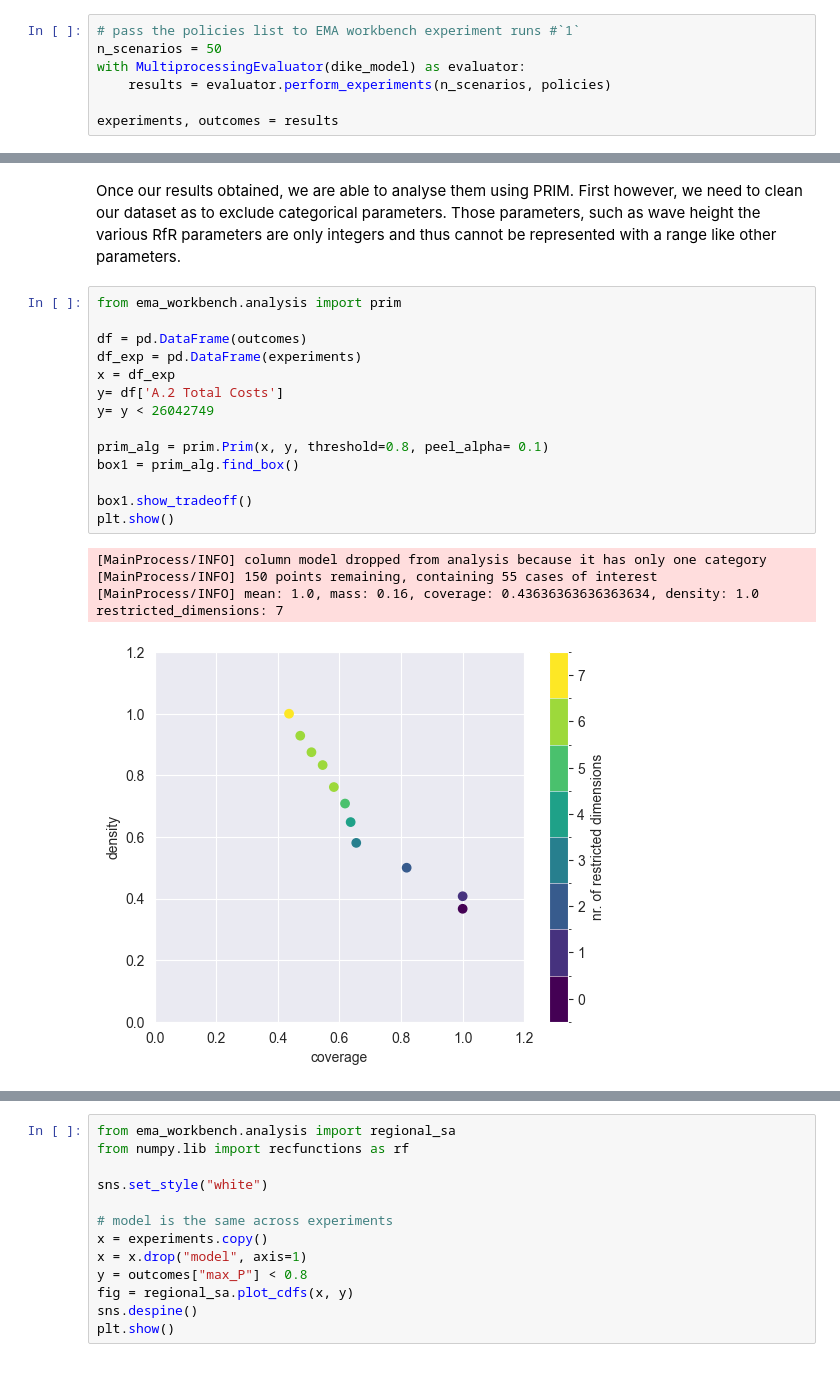
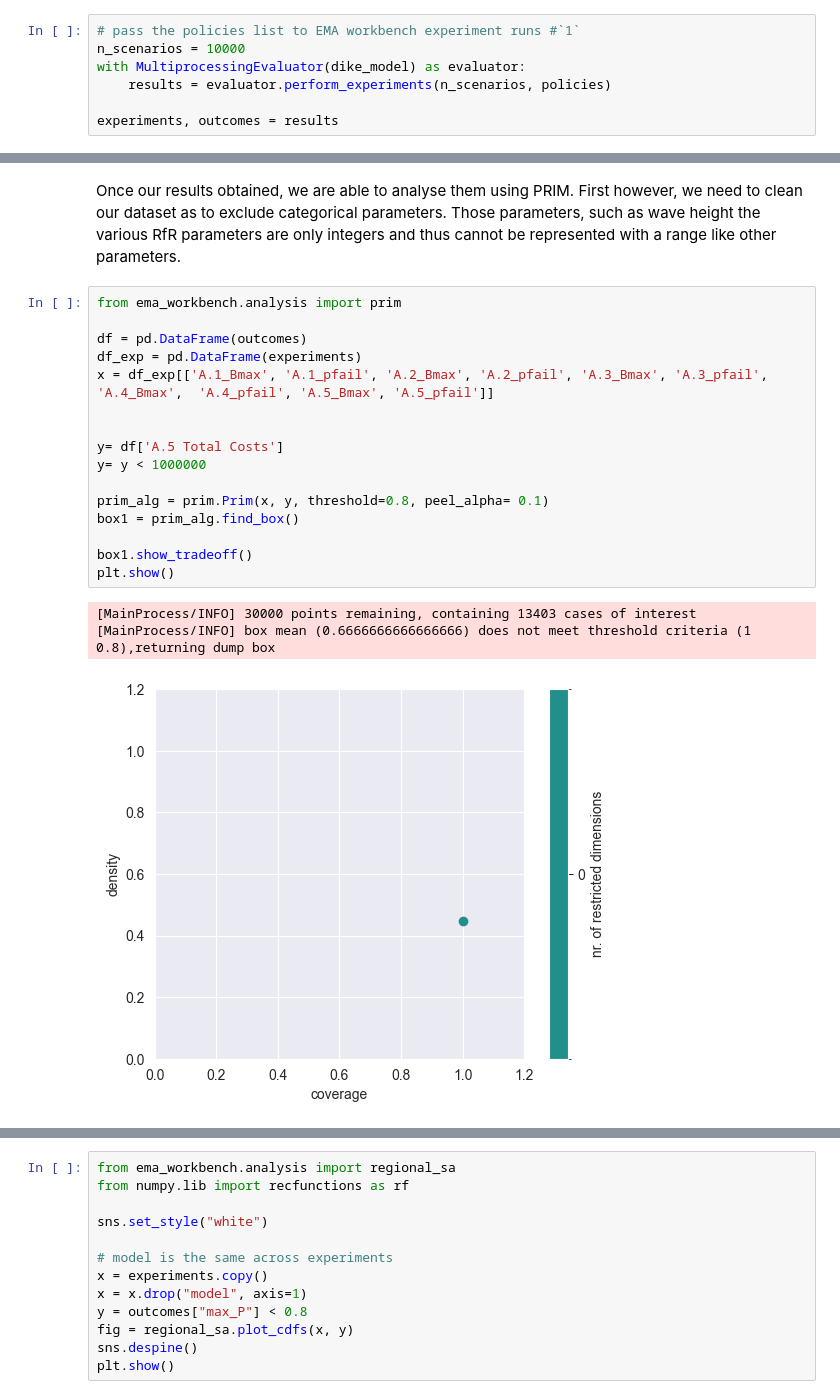
Before and after one commit to TanguiLG/Group13MBDM, a Jupyter notebook: Class Content/final assignment/PRIM.ipynb, the cells around one changed output, grey strips where cells are left out. Drawn from its saved outputs; the diff is of its cells as text; blank space fills up the shorter version.

```diff
--- a/Class Content/final assignment/PRIM.ipynb
+++ b/Class Content/final assignment/PRIM.ipynb
@@ -50,7 +50,7 @@ policies = [
 ]
 # %%
 # pass the policies list to EMA workbench experiment runs #`1`
-n_scenarios = 50
+n_scenarios = 10000
 with MultiprocessingEvaluator(dike_model) as evaluator:
     results = evaluator.perform_experiments(n_scenarios, policies)
 
@@ -105,22 +106,23 @@ Once our results obtained, we are able to analyse them using PRIM. First however
 # %%
 from ema_workbench.analysis import prim
 
 df = pd.DataFrame(outcomes)
 df_exp = pd.DataFrame(experiments)
-x = df_exp
-y= df['A.2 Total Costs']
-y= y < 26042749
+x = df_exp[['A.1_Bmax', 'A.1_pfail', 'A.2_Bmax', 'A.2_pfail', 'A.3_Bmax', 'A.3_pfail', 'A.4_Bmax',  'A.4_pfail', 'A.5_Bmax', 'A.5_pfail']]
+
+
+y= df['A.5 Total Costs']
+y= y < 1000000
 
 prim_alg = prim.Prim(x, y, threshold=0.8, peel_alpha= 0.1)
 box1 = prim_alg.find_box()
 
 box1.show_tradeoff()
 plt.show()
 # %% [output]
-[MainProcess/INFO] column model dropped from analysis because it has only one category
-[MainProcess/INFO] 150 points remaining, containing 55 cases of interest
-[MainProcess/INFO] mean: 1.0, mass: 0.16, coverage: 0.43636363636363634, density: 1.0 restricted_dimensions: 7
+[MainProcess/INFO] 30000 points remaining, containing 13403 cases of interest
+[MainProcess/INFO] box mean (0.6666666666666666) does not meet threshold criteria (1 0.8),returning dump box
-[figure, old version]
+[figure, new version]
 # %%
 box1.inspect(style='graph')
 plt.show()
```
Also changed, not shown: parts of 7 cells of this notebook.
